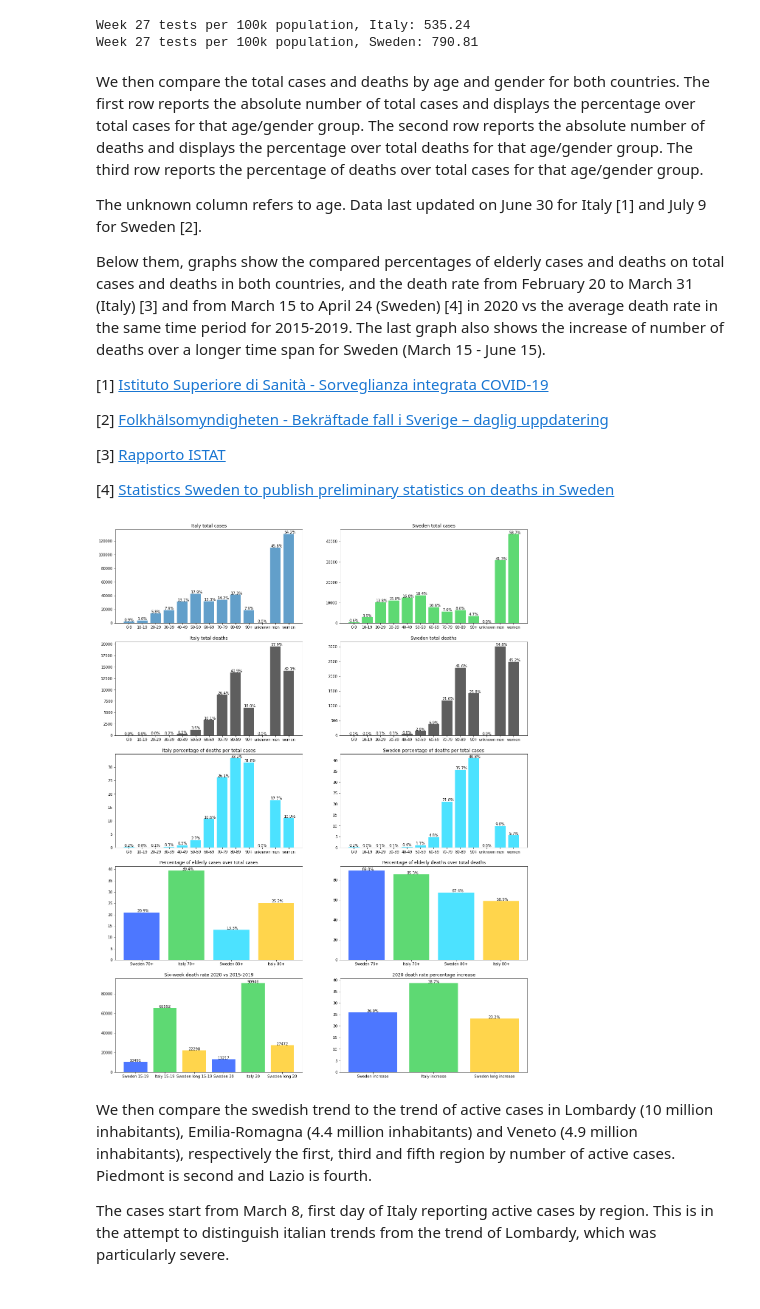
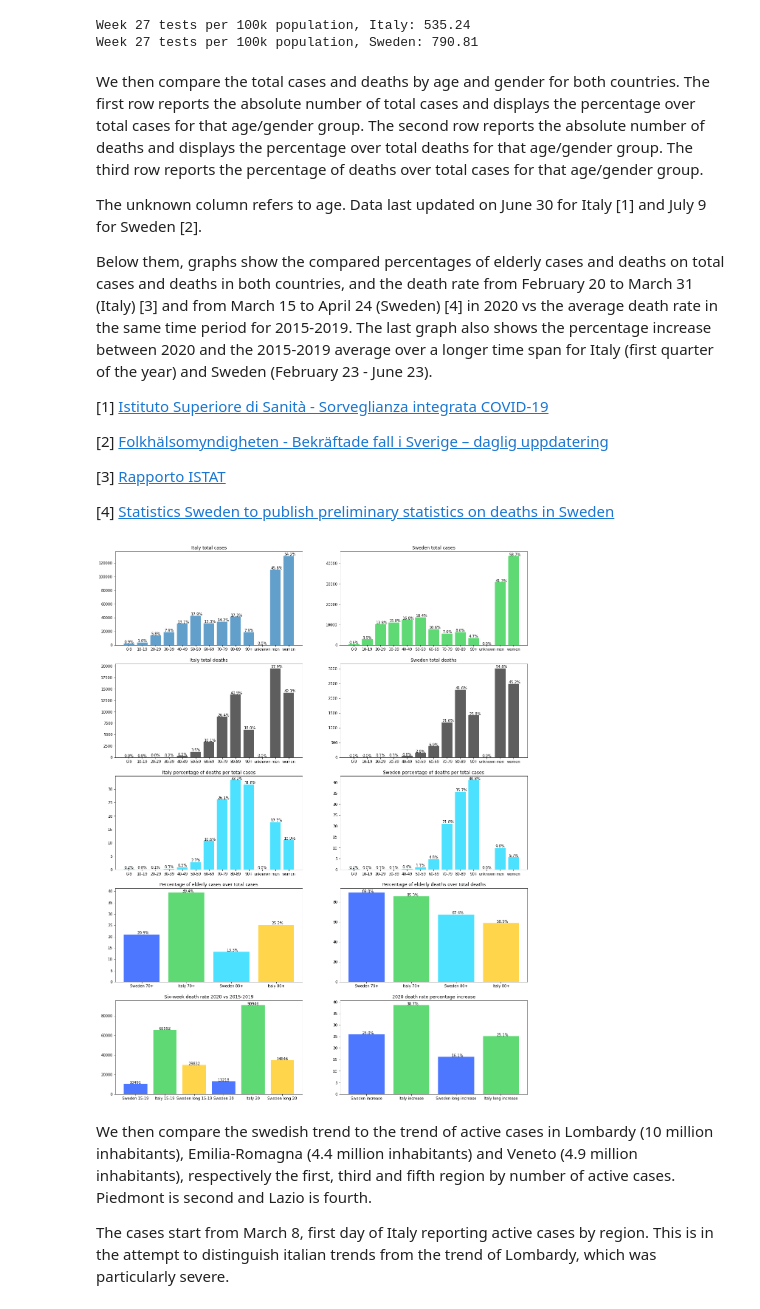
Before and after one commit to eera-l/Covid19-Sweden-Overview, a Jupyter notebook: c19-it-swe.ipynb, the cells around one changed output. Saved outputs shown, nothing was run; the diff lists cells and outputs as text; code cells hidden in the pictures.

```diff
--- a/c19-it-swe.ipynb
+++ b/c19-it-swe.ipynb
@@ -241,7 +242,7 @@ italy_total = [2036, 2502, 3089, 3858, 4636, 5883, 7375, 9172, 10149, 12462, 151
                203591, 205463, 207428, 209328, 210717, 211938, 213013, 214457, 215858, 217185, 218268, 219070, 219814, 221216, 222104, 223096, 223885, 224760,
                225435, 225886, 226699, 227364, 228006, 228658, 229327, 229858, 230158, 230555, 231139, 231732, 232248, 232664, 233019, 233197, 233515, 233836,
                234013, 234531, 234801, 234998, 235278, 235561, 235763, 236142, 236305, 236651, 236989, 237290, 237500, 237828, 238159, 238011, 238275, 238499,
-               238720, 238833, 239410, 239706, 239961, 240136, 240310, 240436, 240578, 240760, 240961, 241184, 241419, 241611, 241819, 241956, 242149]
+               238720, 238833, 239410, 239706, 239961, 240136, 240310, 240436, 240578, 240760, 240961, 241184, 241419, 241611, 241819, 241956, 242149, 242363]
 
 sweden_total = [19, 32, 62, 87, 146, 179, 225, 326, 424, 620, 772, 924, 995, 1064, 1147, 1266, 1411, 1554, 1734, 1868, 1985, 2167, 2397, 2711, 2997,
                 3363, 3663, 3944, 4359, 4834, 5319, 5874, 6477, 6834, 7175, 7565, 8303, 8958, 9602, 10057, 10451, 10914, 11351, 11831, 12435, 13058,
@@ -249,7 +250,7 @@ sweden_total = [19, 32, 62, 87, 146, 179, 225, 326, 424, 620, 772, 924, 995, 106
                 24713, 25396, 26019, 26385, 26794, 27368, 28008, 28693, 29352, 29755, 30198, 30467, 30925, 31681, 32256, 32953, 33296, 33537, 34025, 34604,
                 35295, 35906, 36592, 37294, 37736, 38072, 38774, 40945, 42064, 43144, 43946, 44845, 45301, 46124, 46900, 48488, 49900, 51021, 51667, 52383,
                 53323, 54787, 56360, 56360, 56661, 56661, 59318, 61007, 62397, 64112, 65227, 65484, 65484, 67742, 68551, 69917, 70738, 71591, 71591, 71725,
-                73252, 73495, 74072]
+                73252, 73495, 74072, 74467]
 
 italy_active = [1835, 2263, 2706, 3296, 3916, 5061, 6387, 7985, 8514, 10590, 12839, 14955, 17750, 20603, 23073, 26062, 28710, 33190, 37860, 42681, 46638,
                 50418, 54030, 57521, 62013, 66414, 70065, 73880, 75528, 77635, 80572, 83049, 85388, 88274, 91246, 93187, 94067, 95262, 96877, 98273, 100269,
@@ -257,7 +258,7 @@ italy_active = [1835, 2263, 2706, 3296, 3916, 5061, 6387, 7985, 8514, 10590, 128
                 104657, 101551, 100943, 100704, 100179, 99980, 98467, 91528, 89624, 87961, 84842, 83324, 82488, 81266, 78457, 76440, 72070, 70187, 68351,
                 66553, 65129, 62752, 60960, 59322, 57752, 56594, 55300, 52942, 50966, 47986, 46175, 43691, 42075, 41367, 39893, 39297, 38429, 36976, 35877,
                 35262, 34730, 32872, 31710, 30637, 28997, 27485, 26274, 25909, 24569, 23925, 23101, 21543, 21212, 20972, 20637, 19573, 18655, 18303, 17638,
-                16836, 16681, 16469, 15563, 15255, 15060, 14884, 14621, 14642, 14709, 14242, 13595]
+                16836, 16681, 16469, 15563, 15255, 15060, 14884, 14621, 14642, 14709, 14242, 13595, 13459]
 
 sweden_active = [15, 29, 51, 93, 136, 160, 202, 259, 354, 498, 685, 812, 958, 1036, 1113, 1187, 1276, 1412, 1607, 1734, 1897, 2003, 2243, 2448, 2747,
                  2948, 3326, 3574, 3928, 4291, 4735, 5157, 5566, 5961, 6350, 6634, 7026, 7653, 8233, 8498, 9016, 9352, 9717, 10087, 10427, 10794, 11337,
@@ -265,7 +266,7 @@ sweden_active = [15, 29, 51, 93, 136, 160, 202, 259, 354, 498, 685, 812, 958, 10
                  17234, 17819, 18175, 18544, 19054, 19561, 20172, 20712, 21095, 21533, 21784, 22171, 22853, 23390, 24026, 24296, 24534, 24988, 25487, 26081,
                  26644, 27260, 27915, 28350, 28668, 29302, 31396, 32495, 33499, 34297, 35185, 35608, 36396, 37105, 38668, 40042, 41158, 41804, 42503, 43400,
                  44753, 46311, 46311, 46611, 46611, 49196, 50854, 52204, 53892, 54961, 55209, 55209, 57439, 58229, 59551, 60331, 61174, 61174, 61307, 62820,
-                 63052, 63586]
+                 63052, 63586, 63964]
 
 
 italy_d = [52, 79, 107, 148, 197, 233, 366, 463, 631, 827, 1016, 1266, 1441, 1809, 2158, 2503, 2978, 3405, 4032, 4825, 5475, 6077, 6820, 7503, 8165, 9134,
@@ -273,13 +274,14 @@ italy_d = [52, 79, 107, 148, 197, 233, 366, 463, 631, 827, 1016, 1266, 1441, 180
            22745, 23227, 23660, 24114, 24648, 25085, 25549, 25969, 26384, 26644, 26977, 27359, 27682, 27967, 28236, 28710, 28884, 29079, 29315, 29684,
            29958, 30201, 30395, 30560, 30739, 30911, 31106, 31368, 31610, 31763, 31908, 32007, 32169, 32330, 32486, 32616, 32735, 32785, 32877, 32955, 33072,
            33142, 33229, 33340, 33415, 33475, 33530, 33601, 33689, 33774, 33846, 33899, 33964, 34043, 34114, 34167, 34223, 34301, 34345, 34371, 34405, 34448,
-           34514, 34561, 34610, 34634, 34657, 34675, 34644, 34678, 34708, 34716, 34738, 34744, 34767, 34788, 34818, 34833, 34854, 34861, 34869, 34899, 34914]
+           34514, 34561, 34610, 34634, 34657, 34675, 34644, 34678, 34708, 34716, 34738, 34744, 34767, 34788, 34818, 34833, 34854, 34861, 34869, 34899, 34914,
+           34926]
 
 sweden_d = [0, 0, 0, 0, 0, 0, 0, 0, 0, 1, 1, 1, 2, 3, 7, 8, 10, 11, 16, 20, 23, 33, 40, 63, 78, 105, 112, 123, 167, 199, 259, 307, 358, 391, 428, 506,
             618, 696, 812, 881, 901, 915, 946, 1084, 1223, 1360, 1442, 1546, 1578, 1633, 1795, 1939, 2028, 2159, 2202, 2206, 2289, 2380, 2473, 2604, 2667,
             2686, 2698, 2787, 2877, 2959, 3056, 3191, 3229, 3239, 3279, 3343, 3476, 3550, 3669, 3689, 3694, 3712, 3783, 3857, 3895, 3956, 4029, 4032, 4066,
             4146, 4243, 4291, 4361, 4408, 4415, 4433, 4501, 4578, 4598, 4674, 4678, 4689, 4722, 4757, 4824, 4849, 4887, 4892, 4892, 4909, 4952, 5063, 5078,
-            5078, 5079, 5079, 5151, 5182, 5222, 5249, 5295, 5304, 5304, 5332, 5351, 5395, 5436, 5446, 5446, 5447, 5461, 5472, 5515]
+            5078, 5079, 5079, 5151, 5182, 5222, 5249, 5295, 5304, 5304, 5332, 5351, 5395, 5436, 5446, 5446, 5447, 5461, 5472, 5515, 5532]
 
 start = dt.date(2020, 3, 2)
 end = start + dt.timedelta(days=len(italy_active))
@@ -705,13 +707,13 @@ The third row reports the percentage of deaths over total cases for that age/gen
 
 The unknown column refers to age. Data last updated on June 30 for Italy [1] and July 9 for Sweden [2].
 
-Below them, graphs show the compared percentages of elderly cases and deaths on total cases and deaths in both countries, and the death rate from February 20 to March 31 (Italy) [3] and from March 15 to April 24 (Sweden) [4] in 2020 vs the average death rate in the same time period for 2015-2019. The last graph also shows the increase of number of deaths over a longer time span for Sweden (March 15 - June 15).
+Below them, graphs show the compared percentages of elderly cases and deaths on total cases and deaths in both countries, and the death rate from February 20 to March 31 (Italy) [3] and from March 15 to April 24 (Sweden) [4] in 2020 vs the average death rate in the same time period for 2015-2019. The last graph also shows the percentage increase between 2020 and the 2015-2019 average over a longer time span for Italy (first quarter of the year) and Sweden (February 23 - June 23).
 
 [1] [Istituto Superiore di Sanità - Sorveglianza integrata COVID-19](https://www.epicentro.iss.it/coronavirus/sars-cov-2-sorveglianza-dati)
 
 [2] [Folkhälsomyndigheten - Bekräftade fall i Sverige – daglig uppdatering](https://www.folkhalsomyndigheten.se/smittskydd-beredskap/utbrott/aktuella-utbrott/covid-19/bekraftade-fall-i-sverige/)
 
-[3] [Rapporto ISTAT](https://www.istat.it/it/files/2020/05/Rapporto_Istat_ISS.pdf)
+[3] [Rapporto ISTAT](https://www.epicentro.iss.it/coronavirus/pdf/Rapp_Istat_Iss_3Giugno.pdf)
 
 [4] [Statistics Sweden to publish preliminary statistics on deaths in Sweden](https://www.scb.se/en/About-us/news-and-press-releases/statistics-sweden-to-publish-preliminary-statistics-on-deaths-in-sweden/)
 # %%
@@ -840,12 +842,12 @@ yearly = {}
 
 yearly['Sweden 15-19'] = 10491
 yearly['Italy 15-19'] = 65592
-yearly['Sweden long 15-19'] = 22298
+yearly['Sweden long 15-19'] = 29832
 
 
-yearly['Sweden 20'] = 13217
+yearly['Sweden 20'] = 13218
 yearly['Italy 20'] = 90946
-yearly['Sweden long 20'] = 27472
+yearly['Sweden long 20'] = 34646
 
 yearly_increase = {}
 
@@ -853,6 +855,7 @@ yearly_increase['Sweden increase'] = (yearly['Sweden 20'] - yearly['Sweden 15-19
 yearly_increase['Italy increase'] = (yearly['Italy 20'] - yearly['Italy 15-19']) / yearly['Italy 15-19'] * 100
 yearly_increase['Sweden long increase'] = (yearly['Sweden long 20'] - yearly['Sweden long 15-19']) \
                                           / yearly['Sweden long 15-19'] * 100
+yearly_increase['Italy long increase'] = 25.13
 
 it_tot_age.pop('total')
 it_d_age.pop('total')
@@ -912,35 +915,35 @@ for i, v in enumerate(swe_dp_age_percent):
     ax6.text(i - 0.35, swe_dp_age_percent[i] + 0.2, '{:.1f}%'.format(v),  color='black')
 ax6.set_title('Sweden percentage of deaths per total cases')
 
 ax7 = fig.add_subplot(527)
 ax7.bar(tot_old_percents.keys(), tot_old_percents.values(), color=list('bgcy'), alpha=0.7)
 for i, v in enumerate(tot_old_percents.values()):
     ax7.text(i - 0.1, v + 0.2, '{:.1f}%'.format(v),  color='black')
 ax7.set_title('Percentage of elderly cases over total cases')
 
 ax8 = fig.add_subplot(528)
 ax8.bar(old_percents.keys(), old_percents.values(), color=list('bgcy'), alpha=0.7)
 for i, v in enumerate(old_percents.values()):
     ax8.text(i - 0.1, v + 0.2, '{:.1f}%'.format(v),  color='black')
 ax8.set_title('Percentage of elderly deaths over total deaths')
 
 ax9 = fig.add_subplot(529)
 ax9.bar(yearly.keys(), yearly.values(), color=list('bgy'), alpha=0.7)
 for i, v in enumerate(yearly.values()):
     ax9.text(i - 0.2, v, '{0}'.format(v),  color='black')
 ax9.set_title('Six-week death rate 2020 vs 2015-2019')
 
 ax10 = fig.add_subplot(5, 2, 10)
-ax10.bar(yearly_increase.keys(), yearly_increase.values(), color=list('bgy'), alpha=0.7)
+ax10.bar(yearly_increase.keys(), yearly_increase.values(), color=list('bg'), alpha=0.7)
 for i, v in enumerate(yearly_increase.values()):
     ax10.text(i - 0.1, v, '{:.1f}%'.format(v),  color='black')
 ax10.set_title('2020 death rate percentage increase')
 
 fig.set_figheight(27)
 fig.set_figwidth(20)
 plt.show()
 # %% [output]
-[figure, old version]
+[figure, new version]
 # %% [markdown]
 We then compare the swedish trend to the trend of active cases in Lombardy (10 million inhabitants), Emilia-Romagna (4.4 million inhabitants) and Veneto (4.9 million inhabitants), respectively the first, third and fifth region by number of active cases. Piedmont is second and Lazio is fourth.
 
```
Also changed, not shown: parts of 9 cells of this notebook, 1 other file.
